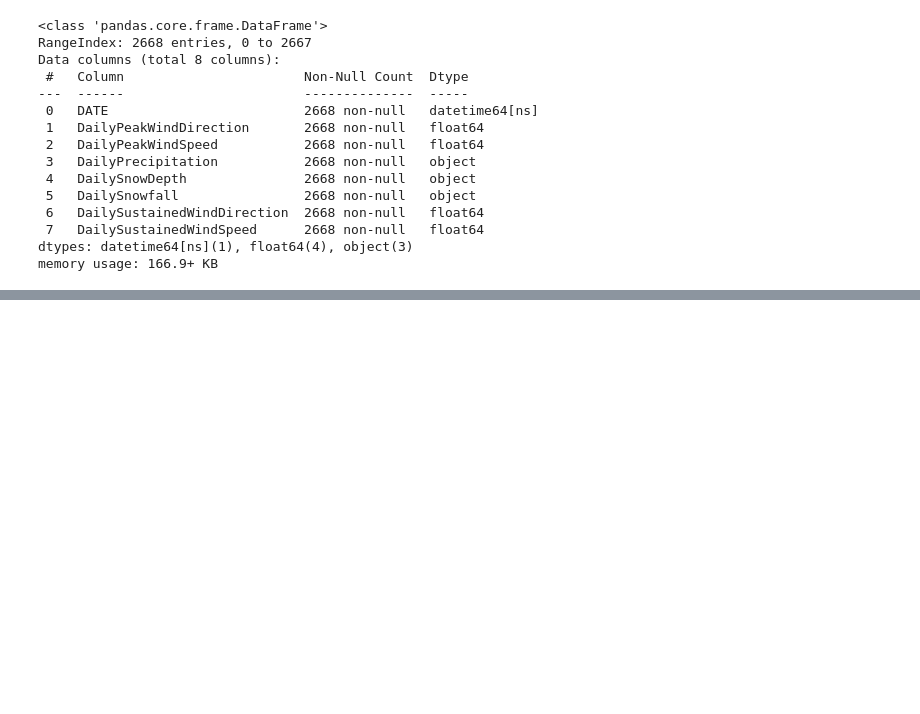
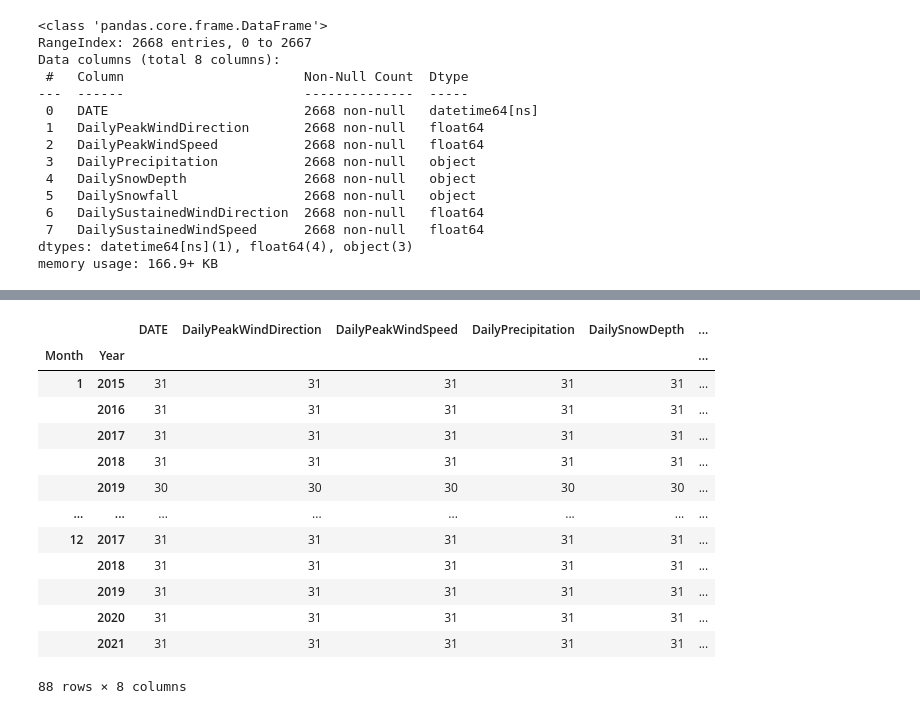
Before and after one commit to connerdekok/Albany_New_York_Weather, a Jupyter notebook: new_york.ipynb, the cells around one changed output, grey strips where cells are left out. Drawn from its saved outputs; the diff is of its cells as text; code cells hidden in the pictures; blank space fills up the shorter version.

Commit message:
replaced null values and groupby

```diff
--- a/new_york.ipynb
+++ b/new_york.ipynb
@@ -2,7 +2,7 @@
 import pandas as pd
 from pathlib import Path
 # %%
-ny_data_csv = pd.read_csv("daily_data.csv")
+ny_data_csv = pd.read_csv("data/daily_data.csv")
 
 ny_weather_df = pd.DataFrame(ny_data_csv)
 
@@ -62,0 +81,8 @@ ny_weather_clean_sorted_df.head(500)
+# %%
+# Create a new column 'Year' by extracting the year from the 'Date' column
+
+ny_weather_clean_sorted_df['Year'] = ny_weather_clean_sorted_df['DATE'].dt.year
+
+ny_weather_clean_sorted_df['Month'] = ny_weather_clean_sorted_df['DATE'].dt.month
+
+ny_weather_clean_sorted_df
@@ -62,0 +103,5 @@ ny_weather_clean_sorted_df.head(500)
+# %%
+ny_weather_clean_sorted_df["DailyPrecipitation"] = ny_weather_clean_sorted_df["DailyPrecipitation"].replace("T", "0.0")
+ny_weather_clean_sorted_df["DailySnowfall"] = ny_weather_clean_sorted_df["DailySnowfall"].replace("T", "0.0")
+
+ny_weather_clean_sorted_df
@@ -63,3 +142,21 @@ ny_weather_clean_sorted_df.head(500)
+# %%
+ny_weather_clean_sorted_df = ny_weather_clean_sorted_df.groupby(["Month", "Year"])
+ny_weather_clean_sorted_df.count()
+# %% [output]
+|  |  | DATE | DailyPeakWindDirection | DailyPeakWindSpeed | DailyPrecipitation | DailySnowDepth | ... |
+| Month | Year |  |  |  |  |  | ... |
+| 1 | 2015 | 31 | 31 | 31 | 31 | 31 | ... |
+|  | 2016 | 31 | 31 | 31 | 31 | 31 | ... |
+|  | 2017 | 31 | 31 | 31 | 31 | 31 | ... |
+|  | 2018 | 31 | 31 | 31 | 31 | 31 | ... |
+|  | 2019 | 30 | 30 | 30 | 30 | 30 | ... |
+| ... | ... | ... | ... | ... | ... | ... | ... |
+| 12 | 2017 | 31 | 31 | 31 | 31 | 31 | ... |
+|  | 2018 | 31 | 31 | 31 | 31 | 31 | ... |
+|  | 2019 | 31 | 31 | 31 | 31 | 31 | ... |
+|  | 2020 | 31 | 31 | 31 | 31 | 31 | ... |
+|  | 2021 | 31 | 31 | 31 | 31 | 31 | ... |
+88 rows × 8 columns
 # %%
 #Sophie starts below
 # %%
```
Also changed, not shown: parts of 5 cells of this notebook.
